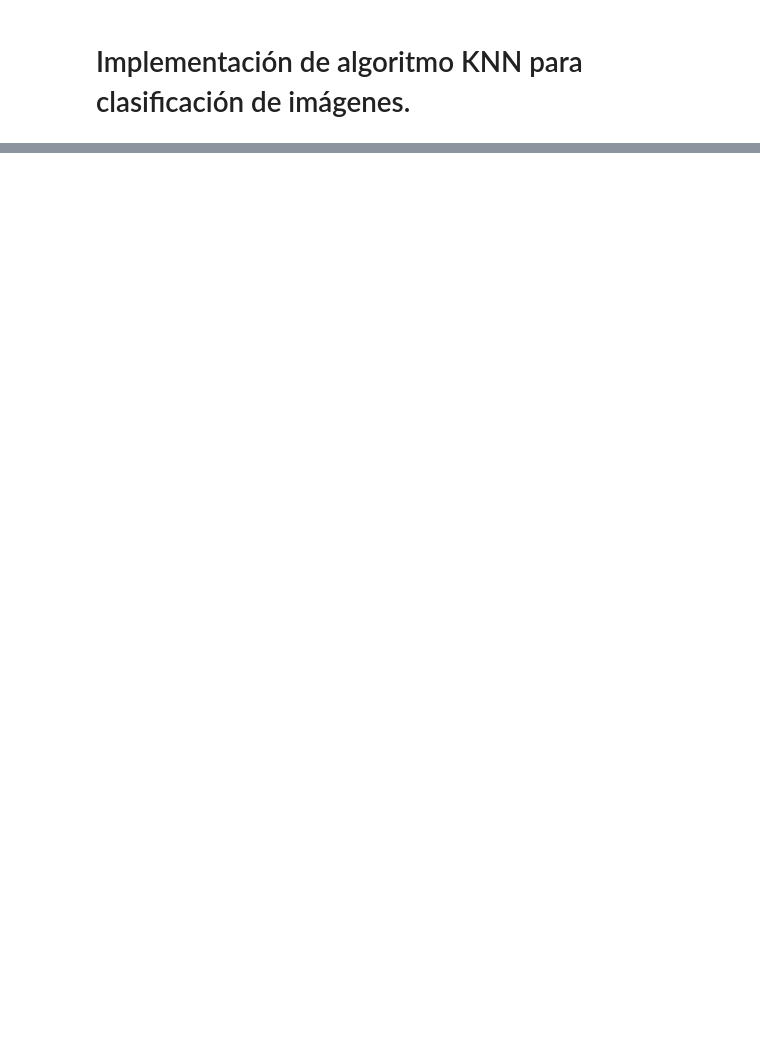
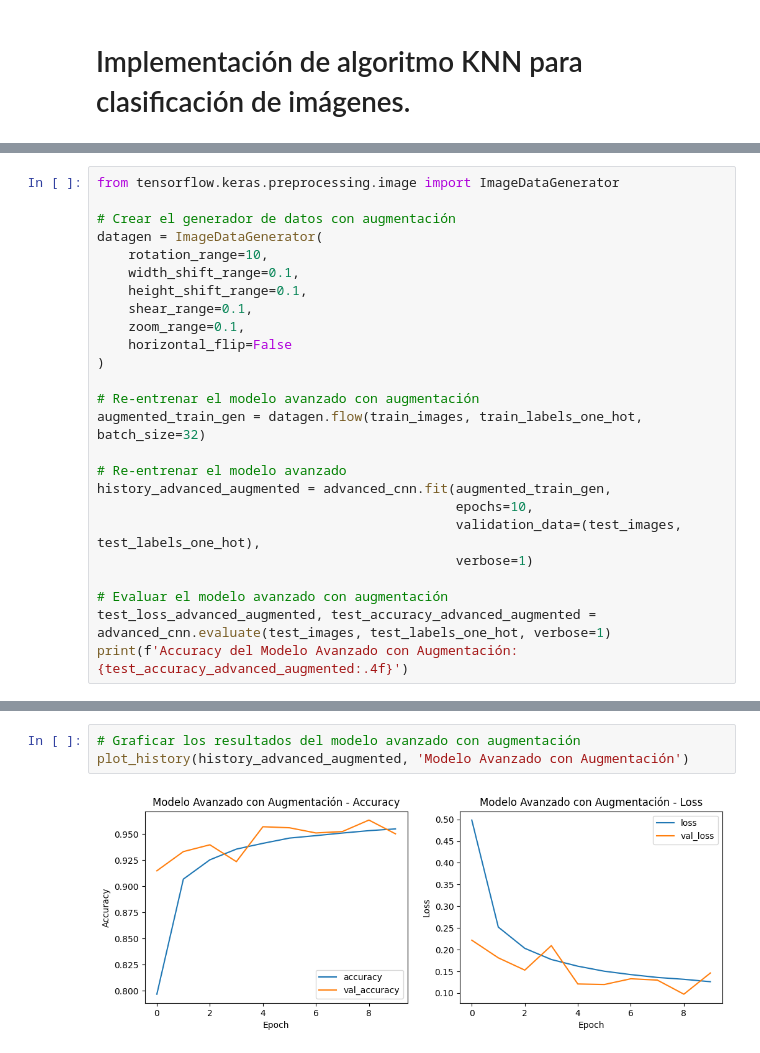
Before and after one commit to MarioGuerra21008/Lab4DataScience, a Jupyter notebook: Lab4.ipynb, the cells around one changed output, grey strips where cells are left out. Cells and saved outputs as stored; diff of their text form; blank space fills up the shorter version.

```diff
--- a/Lab4.ipynb
+++ b/Lab4.ipynb
@@ -318,0 +321,25 @@ Accuracy del Modelo KNN: 0.5359
+# %%
+from tensorflow.keras.preprocessing.image import ImageDataGenerator
+
+# Crear el generador de datos con augmentación
+datagen = ImageDataGenerator(
+    rotation_range=10,
+    width_shift_range=0.1,
+    height_shift_range=0.1,
+    shear_range=0.1,
+    zoom_range=0.1,
+    horizontal_flip=False
+)
+
+# Re-entrenar el modelo avanzado con augmentación
+augmented_train_gen = datagen.flow(train_images, train_labels_one_hot, batch_size=32)
+
+# Re-entrenar el modelo avanzado
+history_advanced_augmented = advanced_cnn.fit(augmented_train_gen,
+                                              epochs=10,
+                                              validation_data=(test_images, test_labels_one_hot),
+                                              verbose=1)
+
+# Evaluar el modelo avanzado con augmentación
+test_loss_advanced_augmented, test_accuracy_advanced_augmented = advanced_cnn.evaluate(test_images, test_labels_one_hot, verbose=1)
+print(f'Accuracy del Modelo Avanzado con Augmentación: {test_accuracy_advanced_augmented:.4f}')
@@ -318,0 +367,5 @@ Accuracy del Modelo KNN: 0.5359
+# %%
+# Graficar los resultados del modelo avanzado con augmentación
+plot_history(history_advanced_augmented, 'Modelo Avanzado con Augmentación')
+# %% [output]
+[figure, added]
```
Also changed, not shown: parts of 6 cells of this notebook.
